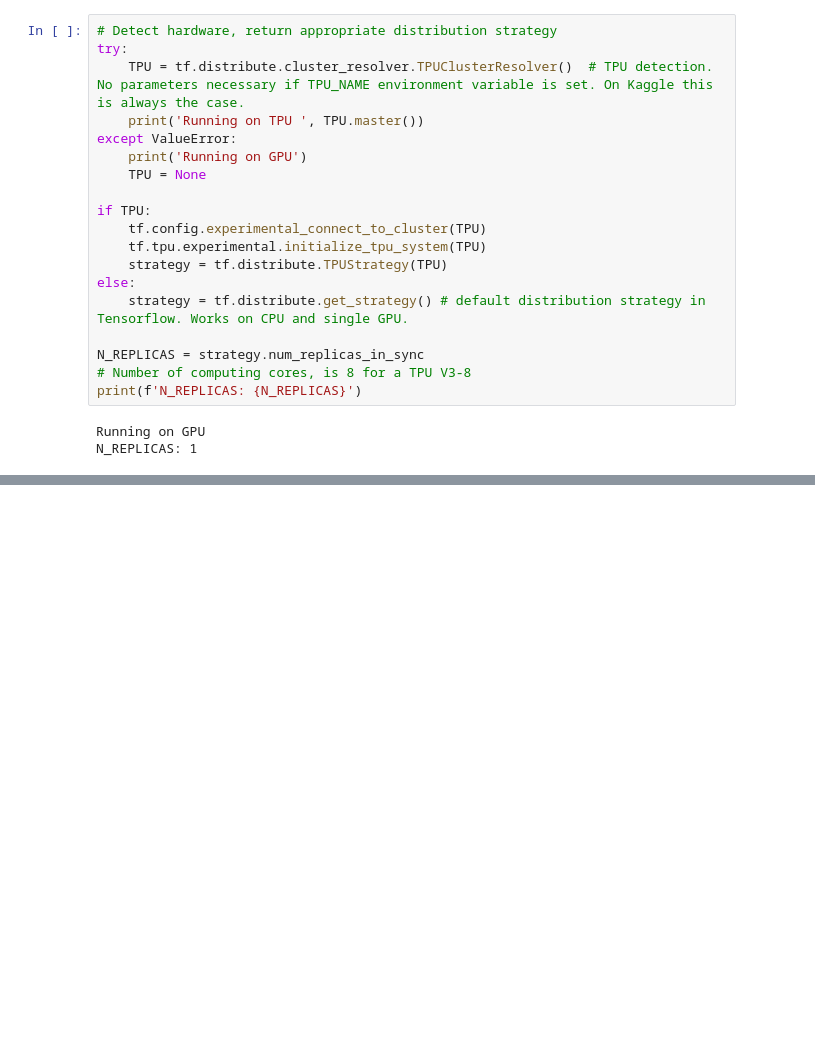
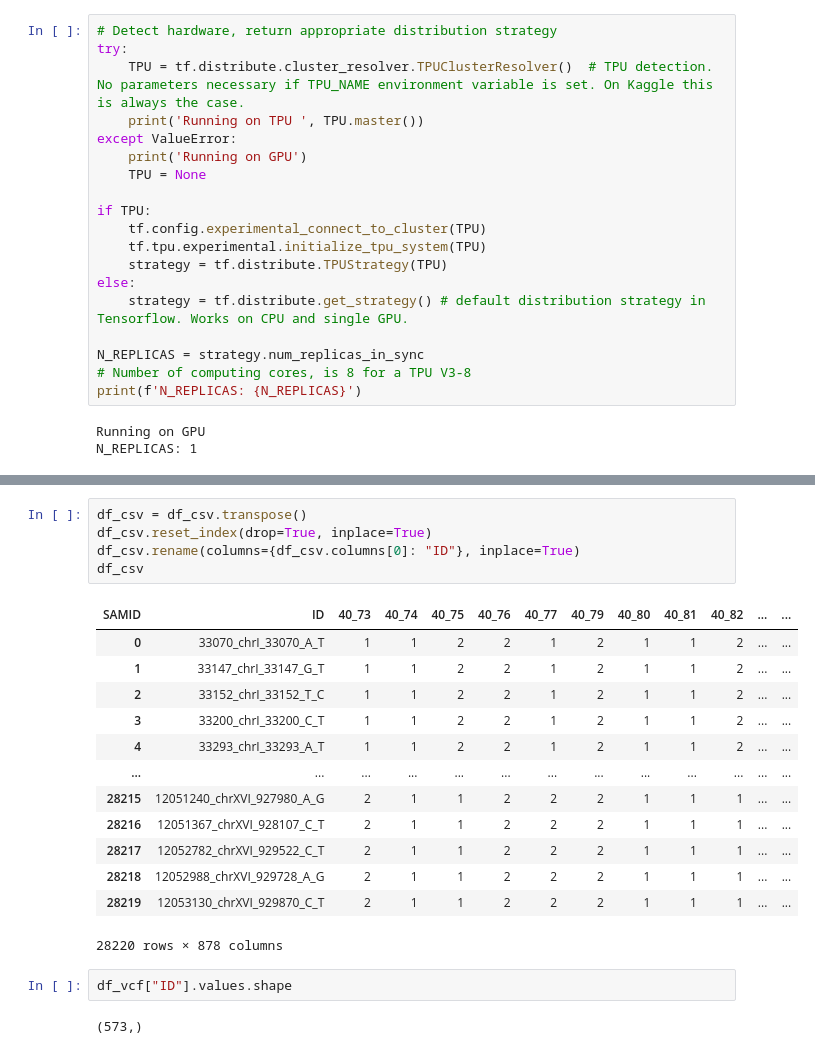
Before and after one commit to shilab/STI, a Jupyter notebook: STI V1.1.ipynb, the cells around one changed output, grey strips where cells are left out. Cells and saved outputs as stored; diff of their text form; blank space fills up the shorter version.

```diff
--- a/STI V1.1.ipynb
+++ b/STI V1.1.ipynb
@@ -417,0 +418,23 @@ str
+# %%
+df_csv = df_csv.transpose()
+df_csv.reset_index(drop=True, inplace=True)
+df_csv.rename(columns={df_csv.columns[0]: "ID"}, inplace=True)
+df_csv
+# %% [output]
+| SAMID | ID | 40_73 | 40_74 | 40_75 | 40_76 | 40_77 | 40_79 | 40_80 | 40_81 | 40_82 | ... | ... |
+| 0 | 33070_chrI_33070_A_T | 1 | 1 | 2 | 2 | 1 | 2 | 1 | 1 | 2 | ... | ... |
+| 1 | 33147_chrI_33147_G_T | 1 | 1 | 2 | 2 | 1 | 2 | 1 | 1 | 2 | ... | ... |
+| 2 | 33152_chrI_33152_T_C | 1 | 1 | 2 | 2 | 1 | 2 | 1 | 1 | 2 | ... | ... |
+| 3 | 33200_chrI_33200_C_T | 1 | 1 | 2 | 2 | 1 | 2 | 1 | 1 | 2 | ... | ... |
+| 4 | 33293_chrI_33293_A_T | 1 | 1 | 2 | 2 | 1 | 2 | 1 | 1 | 2 | ... | ... |
+| ... | ... | ... | ... | ... | ... | ... | ... | ... | ... | ... | ... | ... |
+| 28215 | 12051240_chrXVI_927980_A_G | 2 | 1 | 1 | 2 | 2 | 2 | 1 | 1 | 1 | ... | ... |
+| 28216 | 12051367_chrXVI_928107_C_T | 2 | 1 | 1 | 2 | 2 | 2 | 1 | 1 | 1 | ... | ... |
+| 28217 | 12052782_chrXVI_929522_C_T | 2 | 1 | 1 | 2 | 2 | 2 | 1 | 1 | 1 | ... | ... |
+| 28218 | 12052988_chrXVI_929728_A_G | 2 | 1 | 1 | 2 | 2 | 2 | 1 | 1 | 1 | ... | ... |
+| 28219 | 12053130_chrXVI_929870_C_T | 2 | 1 | 1 | 2 | 2 | 2 | 1 | 1 | 1 | ... | ... |
+28220 rows × 878 columns
+# %%
+df_vcf["ID"].values.shape
+# %% [output]
+(573,)
```
Also changed, not shown: parts of 10 cells of this notebook.
